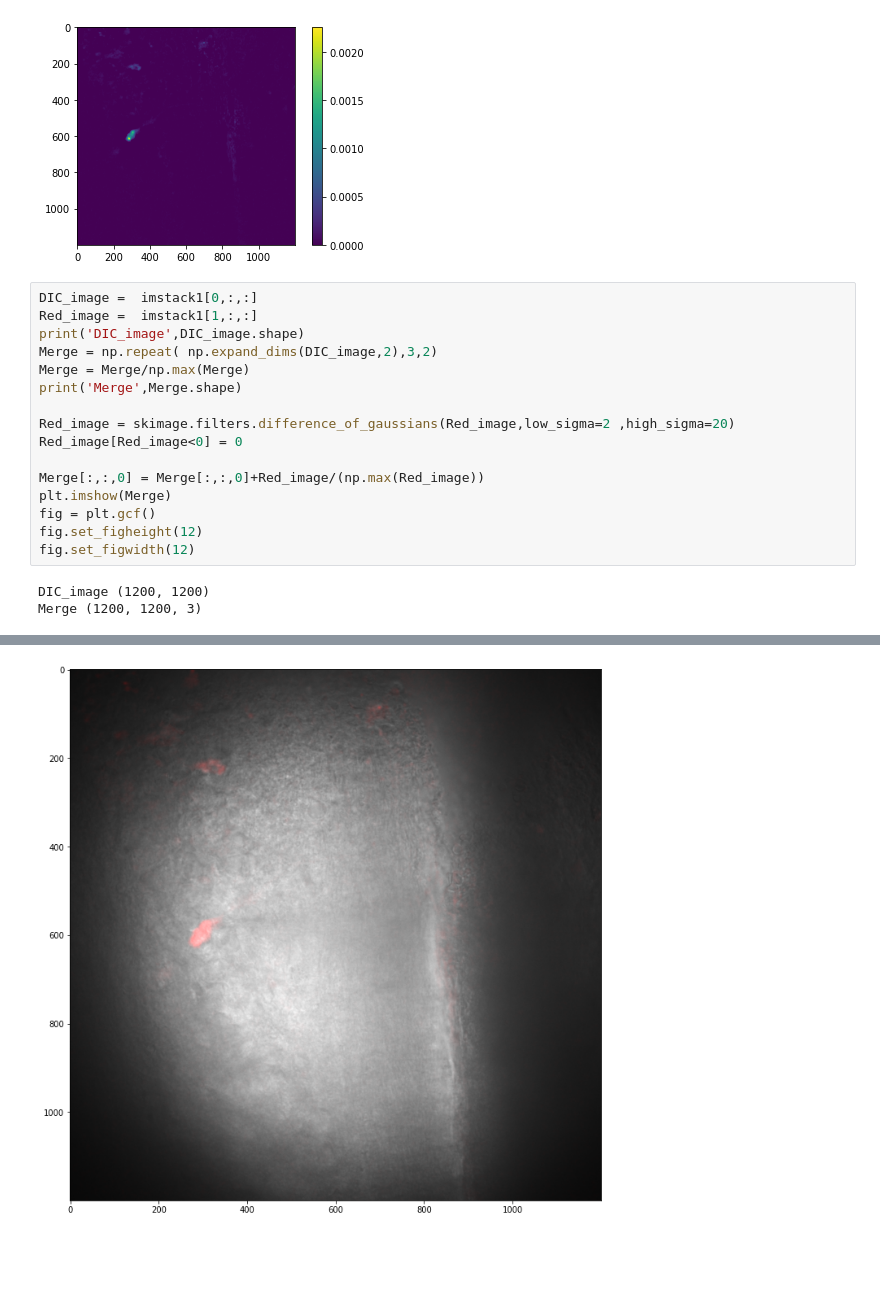
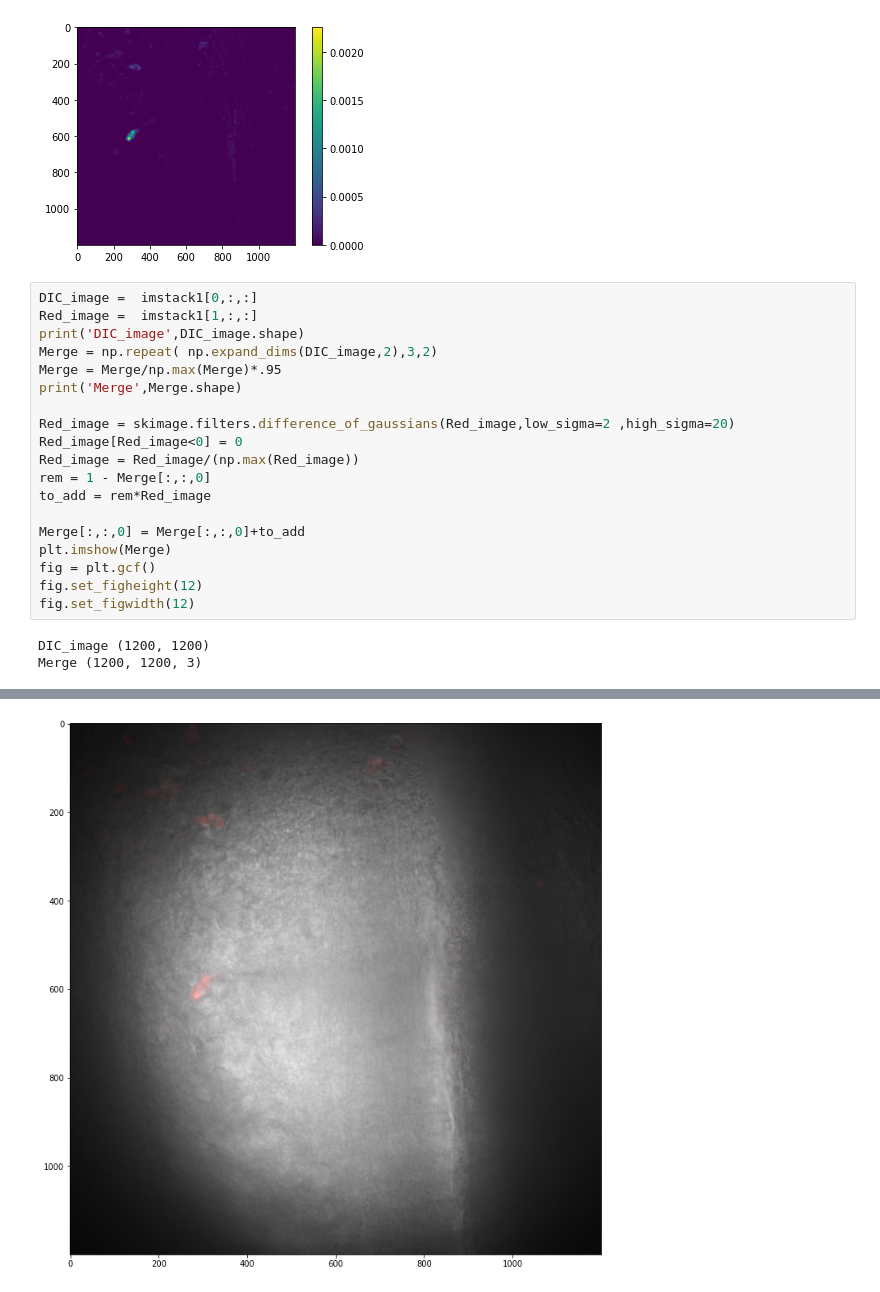
Before and after one commit to dtabuena/Accessory-Matlab-DT-Func-, a Jupyter notebook: PlayWithImages.ipynb, the cells around one changed output, grey strips where cells are left out. Cells and saved outputs as stored; diff of their text form; blank space fills up the shorter version.

```diff
--- a/PlayWithImages.ipynb
+++ b/PlayWithImages.ipynb
@@ -51,13 +51,16 @@ DIC_image =  imstack1[0,:,:]
 Red_image =  imstack1[1,:,:]
 print('DIC_image',DIC_image.shape)
 Merge = np.repeat( np.expand_dims(DIC_image,2),3,2)
-Merge = Merge/np.max(Merge)
+Merge = Merge/np.max(Merge)*.95
 print('Merge',Merge.shape)
 
 Red_image = skimage.filters.difference_of_gaussians(Red_image,low_sigma=2 ,high_sigma=20)
 Red_image[Red_image<0] = 0
+Red_image = Red_image/(np.max(Red_image))
+rem = 1 - Merge[:,:,0]
+to_add = rem*Red_image
 
-Merge[:,:,0] = Merge[:,:,0]+Red_image/(np.max(Red_image))
+Merge[:,:,0] = Merge[:,:,0]+to_add
 plt.imshow(Merge)
 fig = plt.gcf()
 fig.set_figheight(12)
@@ -69 +71 @@ WARNING:matplotlib.image:Clipping input data to the valid range for imshow with
-[figure, old version]
+[figure, new version]
```
Also changed, not shown: parts of 1 cell of this notebook.
